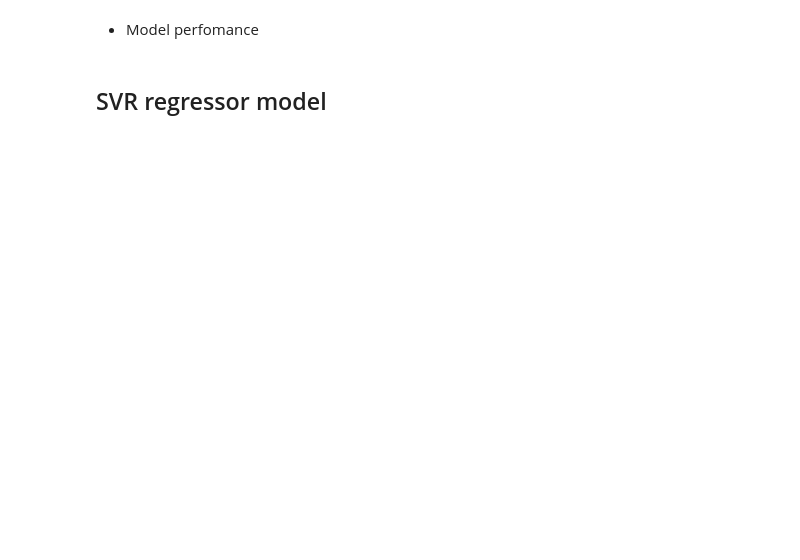
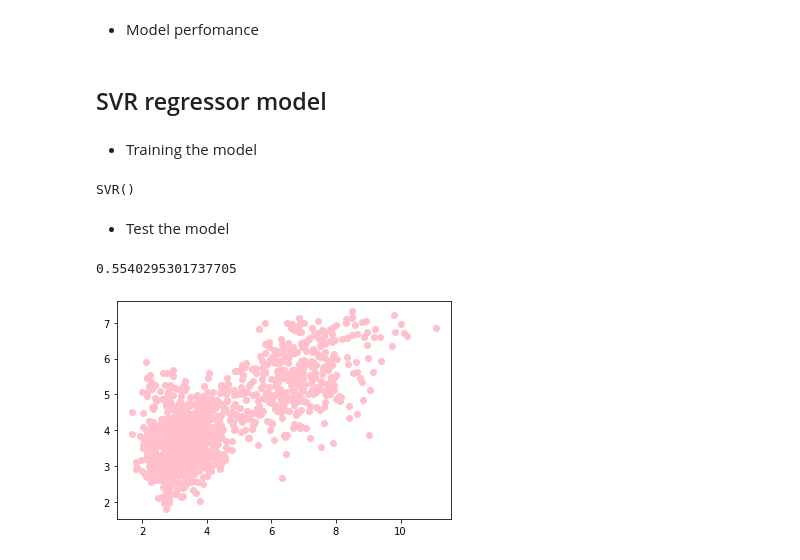
Before and after one commit to matias-dogliani/energybuild, a Jupyter notebook: Training_Testing_model.ipynb, the cells around one changed output. Cells and saved outputs as stored; diff of their text form; code cells hidden in the pictures; blank space fills up the shorter version.

```diff
--- a/Training_Testing_model.ipynb
+++ b/Training_Testing_model.ipynb
@@ -237,0 +240,29 @@ plt.show()
+# %% [markdown]
+* Training the model
+# %%
+SVRregressor = SVR()
+SVRregressor.fit(X_train, y_train)
+# %% [output]
+SVR()
+# %% [markdown]
+* Test the model
+# %%
+predictions=SVRregressor.predict(X_test)
+# %%
+r2=r2_score(y_test, predictions)
+print(r2)
+# %%
+plt.figure()
+plt.figure(figsize=(7, 7))
+plt.grid()
+plt.scatter(y_test,predictions,alpha=0.5
+        ,color='#ff00c9',label=r'$R^2 = $ {:.2f}'.format(r2))
+plt.title("MLPR regressor")
+plt.ylabel("Real values")
+plt.xlabel("Predicted values")
+plt.legend(prop={'size': 15})
+plt.savefig("./Imgs/MLPR_regressor_model.png",transparent=True)
+plt.show()
+# %% [output]
+0.5540295301737705
+[figure, added]
```
Also changed, not shown: parts of 2 cells of this notebook, 1 other file.
